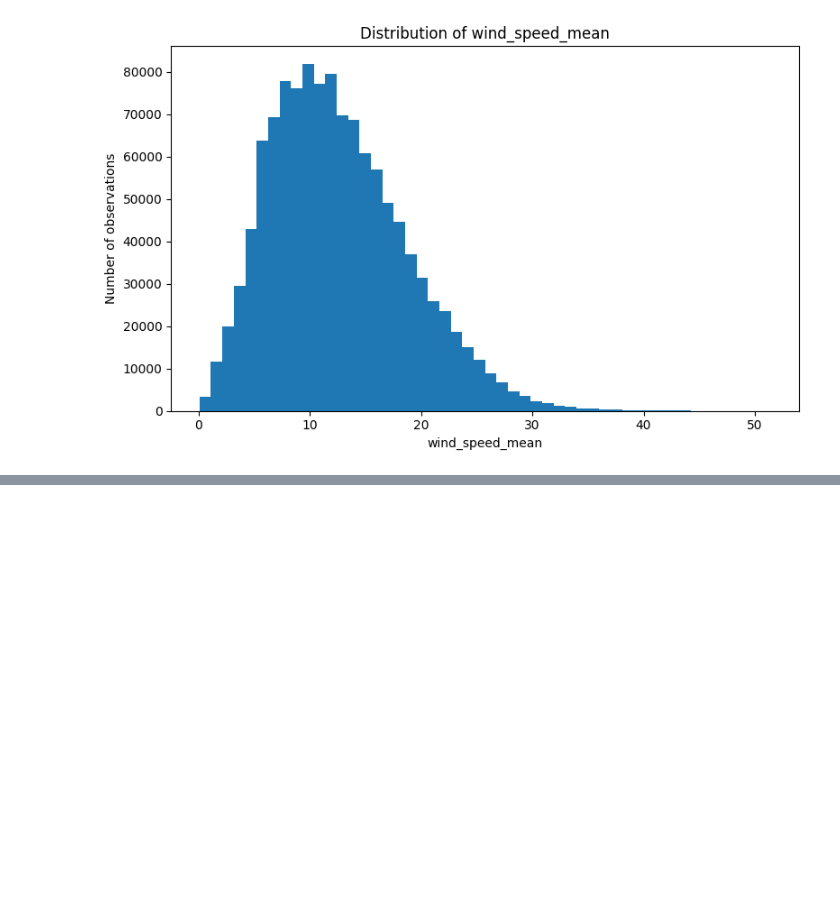
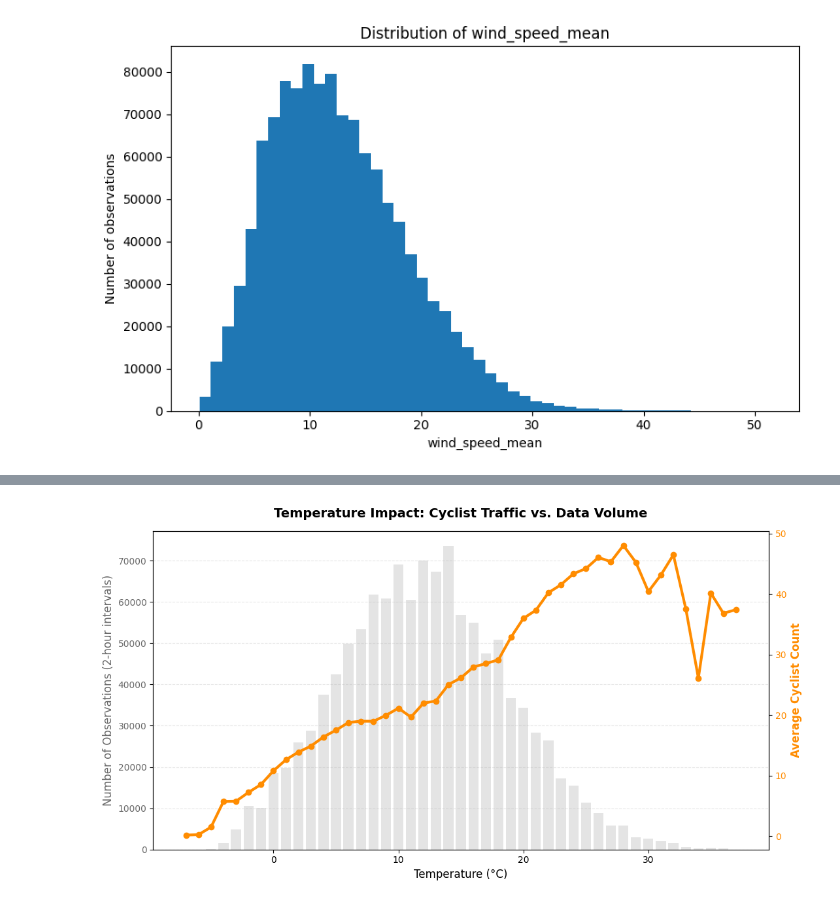
Before and after one commit to annasolodka/mda-cycling-traffic-analysis, a Jupyter notebook: notebooks/03_exploratory_data_analysis.ipynb, the cells around one changed output, grey strips where cells are left out. Saved outputs shown, nothing was run; the diff lists cells and outputs as text; code cells hidden in the pictures; blank space fills up the shorter version.

```diff
--- a/notebooks/03_exploratory_data_analysis.ipynb
+++ b/notebooks/03_exploratory_data_analysis.ipynb
@@ -765,0 +848,68 @@ for variable in continuous_variables:
+# %%
+import pandas as pd
+import matplotlib.pyplot as plt
+
+# ==========================================
+# 1. PREPARE THE DATA
+# ==========================================
+# Create a copy to avoid warnings
+temp_trend = prediction_data.copy()
+
+# Round the temperature to the nearest whole number for clean grouping
+temp_trend['temp_rounded'] = temp_trend['temperature_mean'].round()
+
+# Group by the rounded temperature to calculate BOTH metrics at once
+temp_summary = temp_trend.groupby('temp_rounded').agg(
+    num_obs=('count_rescaled', 'count'),    # Counts how many 2-hour intervals occurred
+    avg_traffic=('count_rescaled', 'mean')  # Calculates the average traffic
+).reset_index()
+
+# ==========================================
+# 2. PLOT THE DUAL-AXIS CHART
+# ==========================================
+# Set up the main figure and the primary axis (Left Y-Axis)
+fig, ax1 = plt.subplots(figsize=(11, 6))
+
+# Plot the background bars for Number of Observations
+ax1.bar(
+    temp_summary['temp_rounded'],
+    temp_summary['num_obs'],
+    color='lightgray',
+    alpha=0.6,
+    label='Data Volume'
+)
+ax1.set_xlabel("Temperature (°C)", fontsize=12)
+ax1.set_ylabel("Number of Observations (2-hour intervals)", color='dimgray', fontsize=12)
+ax1.tick_params(axis='y', labelcolor='dimgray')
+
+# Create the secondary axis (Right Y-Axis) sharing the same X-axis
+ax2 = ax1.twinx()
+
+# Plot the foreground line for Average Traffic
+ax2.plot(
+    temp_summary['temp_rounded'],
+    temp_summary['avg_traffic'],
+    color='darkorange',
+    linewidth=3,
+    marker='o',
+    label='Avg Cyclists'
+)
+ax2.set_ylabel("Average Cyclist Count", color='darkorange', fontsize=12, fontweight='bold')
+ax2.tick_params(axis='y', labelcolor='darkorange')
+
+# ==========================================
+# 3. FORMATTING
+# ==========================================
+plt.title("Temperature Impact: Cyclist Traffic vs. Data Volume", pad=15, fontsize=14, fontweight='bold')
+
+# Keep grid lines subtle and only on one axis to avoid a messy crosshatch pattern
+ax1.grid(axis='y', linestyle='--', alpha=0.3)
+ax2.grid(False)
+
+# Ensure nothing gets cut off
+fig.tight_layout()
+
+# Display in the notebook
+plt.show()
+# %% [output]
+[figure, added]
```
Also changed, not shown: parts of 5 cells of this notebook, 1 other file.
